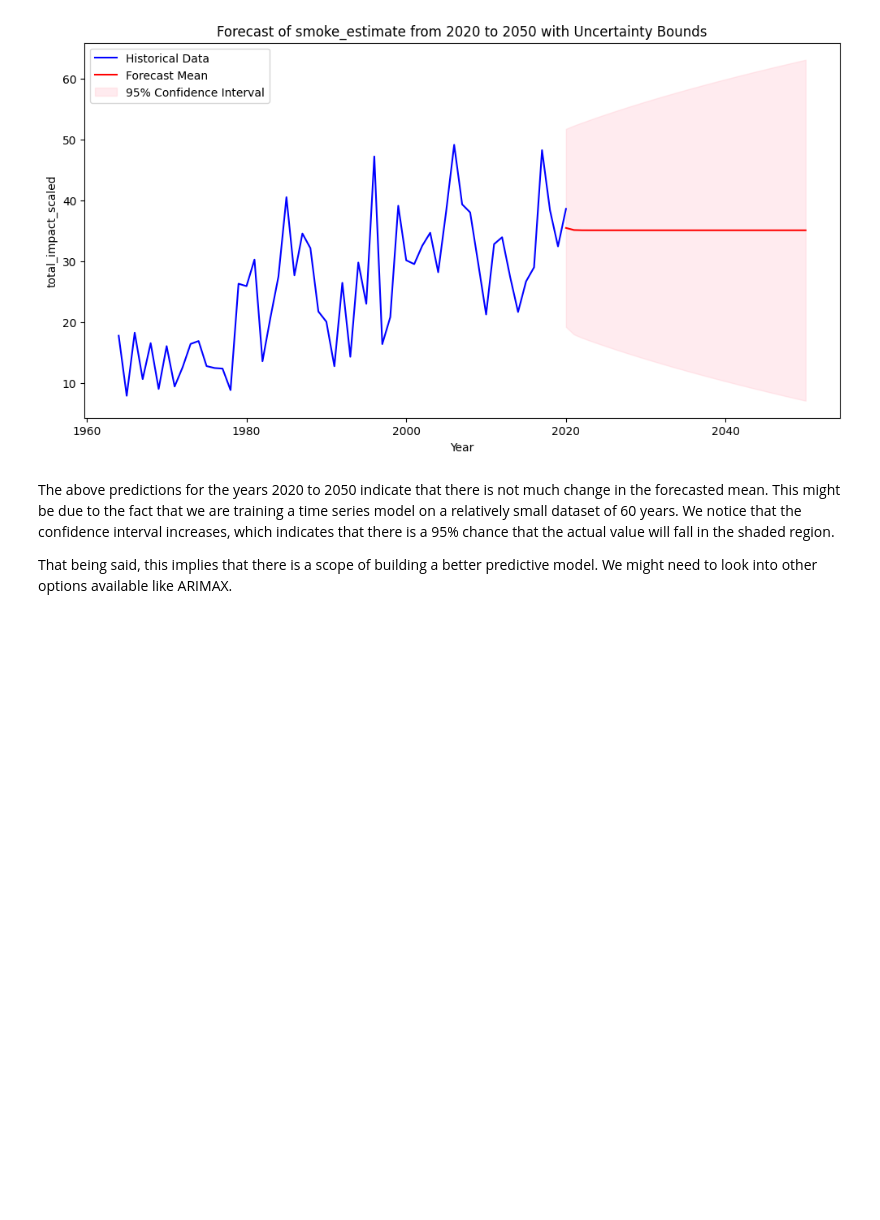
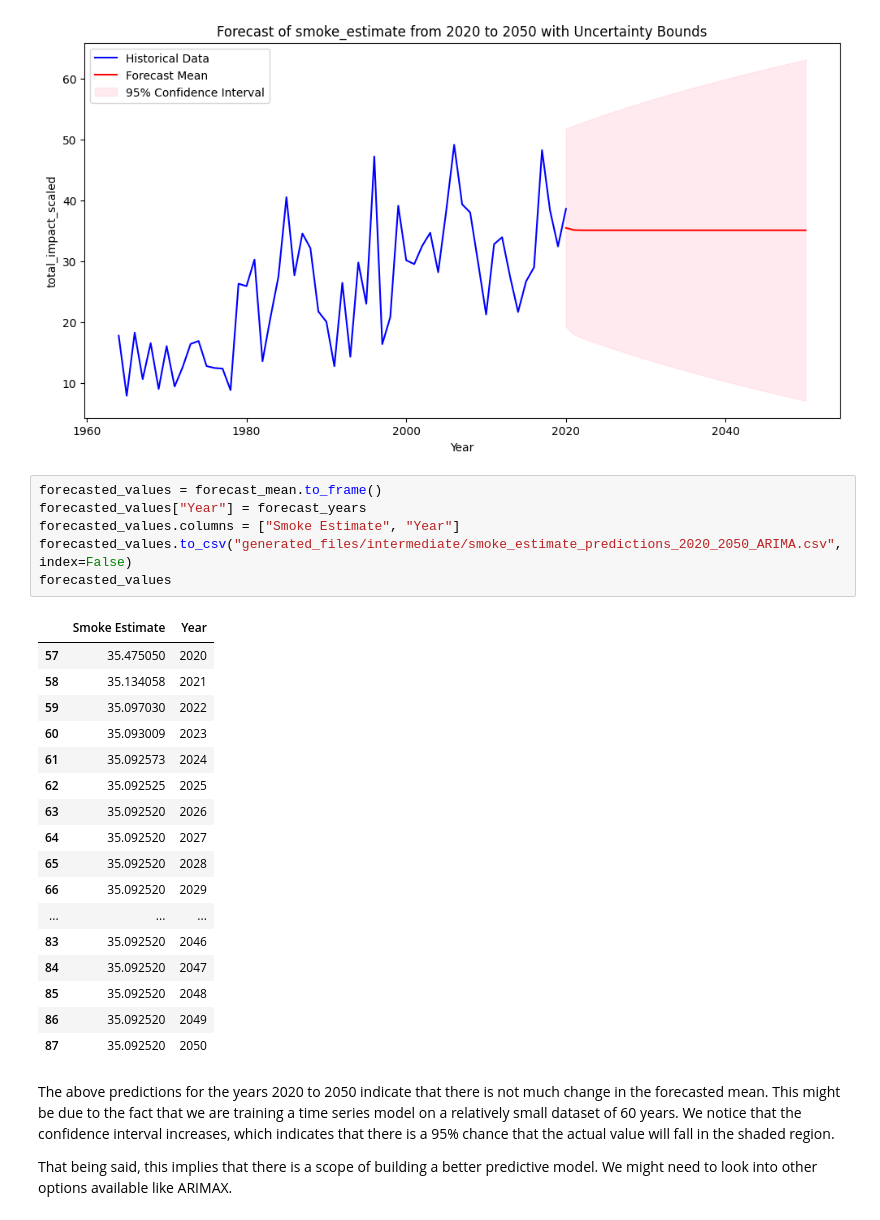
Before and after one commit to sushmavankayala/data-512-homework_4, a Jupyter notebook: 4_smoke_estimates.ipynb, the cells around one changed output. Drawn from its saved outputs; the diff is of its cells as text; blank space fills up the shorter version.

```diff
--- a/4_smoke_estimates.ipynb
+++ b/4_smoke_estimates.ipynb
@@ -489,6 +490,30 @@ plt.legend()
 plt.show()
 # %% [output]
 [figure]
+# %%
+forecasted_values = forecast_mean.to_frame()
+forecasted_values["Year"] = forecast_years
+forecasted_values.columns = ["Smoke Estimate", "Year"]
+forecasted_values.to_csv("generated_files/intermediate/smoke_estimate_predictions_2020_2050_ARIMA.csv", index=False)
+forecasted_values
+# %% [output]
+|  | Smoke Estimate | Year |
+| 57 | 35.475050 | 2020 |
+| 58 | 35.134058 | 2021 |
+| 59 | 35.097030 | 2022 |
+| 60 | 35.093009 | 2023 |
+| 61 | 35.092573 | 2024 |
+| 62 | 35.092525 | 2025 |
+| 63 | 35.092520 | 2026 |
+| 64 | 35.092520 | 2027 |
+| 65 | 35.092520 | 2028 |
+| 66 | 35.092520 | 2029 |
+| ... | ... | ... |
+| 83 | 35.092520 | 2046 |
+| 84 | 35.092520 | 2047 |
+| 85 | 35.092520 | 2048 |
+| 86 | 35.092520 | 2049 |
+| 87 | 35.092520 | 2050 |
 # %% [markdown]
 The above predictions for the years 2020 to 2050 indicate that there is not much change in the forecasted mean. This might be due to the fact that we are training a time series model on a relatively small dataset of 60 years. We notice that the confidence interval increases, which indicates that there is a 95% chance that the actual value will fall in the shaded region.
 
```
Also changed, not shown: parts of 19 cells of this notebook, 2 other files.
